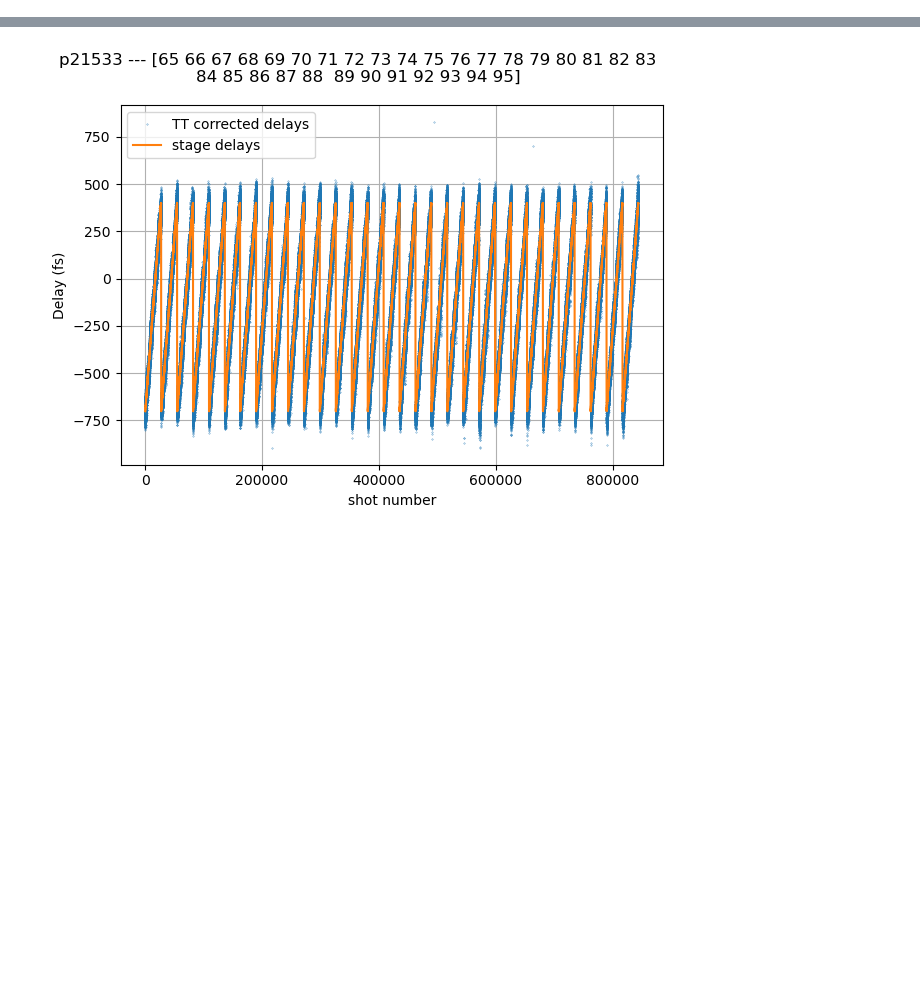
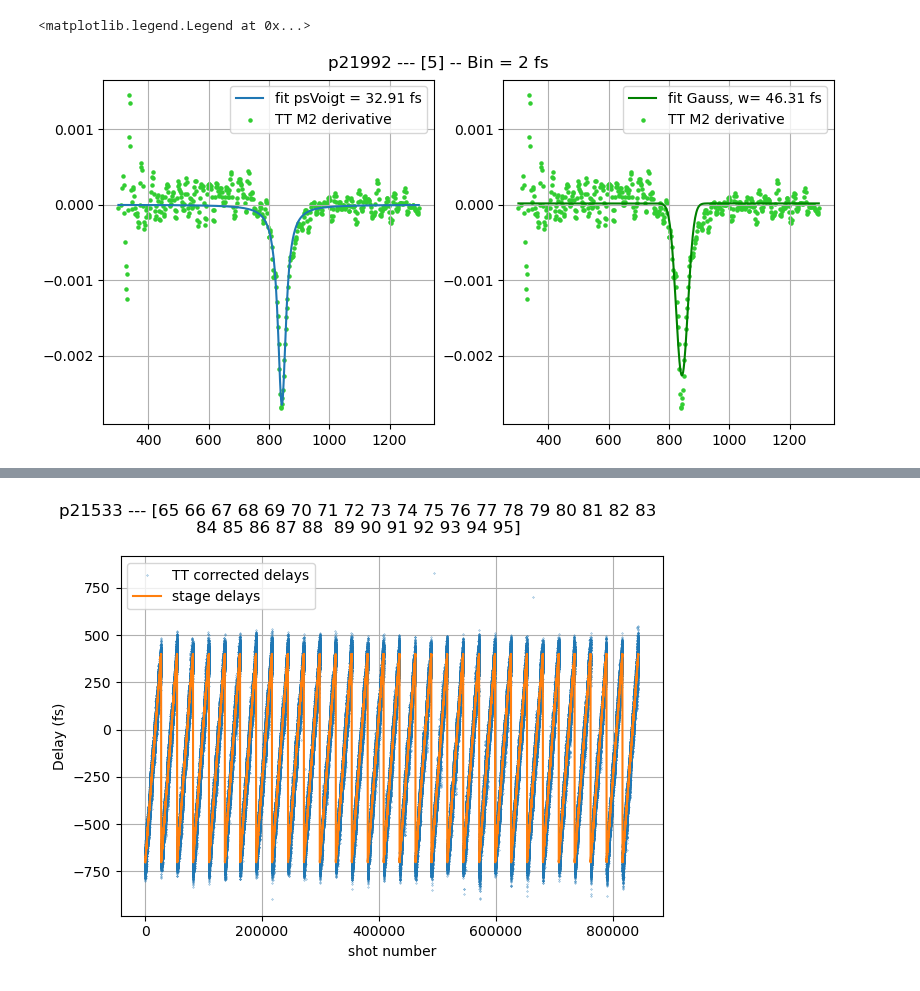
Before and after one commit to paulscherrerinstitute/alvra_beamline_scripts, a Jupyter notebook: Plotting_YAG_scans.ipynb, the cells around one changed output, grey strips where cells are left out. Saved outputs shown, nothing was run; the diff lists cells and outputs as text; code cells hidden in the pictures; blank space fills up the shorter version.

```diff
--- a/Plotting_YAG_scans.ipynb
+++ b/Plotting_YAG_scans.ipynb
@@ -110,0 +159,37 @@ for index_run in range(len(Pump_probe_scan)):
+# %%
+pp_TT_derivative = gaussian_filter1d(pp_TT, 2, order = 1)
+parameters_M2,extras = curve_fit(gaussian, Delay_fs_TT, pp_TT_derivative, \
+                                 p0 = [800, 0, 20, 0])
+# plt.figure()
+# plt.title(titlestring_stack + ' -- Bin = {} fs'.format(binsize))
+# plt.scatter(Delay_fs_TT, pp_TT_derivative, color='limegreen', label = 'TT M2 derivative', s = 5)
+# plt.plot(Delay_fs_TT, gaussian(Delay_fs_TT,*parameters_M2), color='green',\
+#          label = 'TT Gauss fit, w= {:.2f} fs'.format(np.abs(parameters_M2[2]*2.355)))
+
+# plt.legend(loc='lower left')
+
+# plt.xlabel('delay (fs)')
+# plt.ylabel('amplitude (arb. u.)')
+# plt.grid()
+# plt.tight_layout()
+# plt.show()
+
+# print(parameters_M2)
+# %%
+fig, (ax1, ax2) = plt.subplots(1, 2, figsize=(8, 4), constrained_layout=True)
+fig.suptitle(titlestring_stack + ' -- Bin = {} fs'.format(binsize))
+ax1.scatter(Delay_fs_TT, pp_TT_derivative, color='limegreen', label = 'TT M2 derivative', s = 5)
+ax1.plot(Delay_fs_TT, out.best_fit, '-', label = 'fit psVoigt = {:.2f} fs'.format(out.params.get('fwhm').value))#, w= {:.2f} fs'.format(np.abs(pars[2])))
+ax1.grid()
+ax1.legend()
+
+ax2.scatter(Delay_fs_TT, pp_TT_derivative, color='limegreen', label = 'TT M2 derivative', s = 5)
+ax2.plot(Delay_fs_TT, gaussian(Delay_fs_TT,*parameters_M2), color='green',\
+         label = 'fit Gauss, w= {:.2f} fs'.format(np.abs(parameters_M2[2]*2.355)))
+
+plt.legend(loc='lower left')
+plt.grid()
+ax2.legend()
+# %% [output]
+<matplotlib.legend.Legend at 0x...>
+[figure, added]
```
Also changed, not shown: parts of 8 cells of this notebook, 4 other files.
